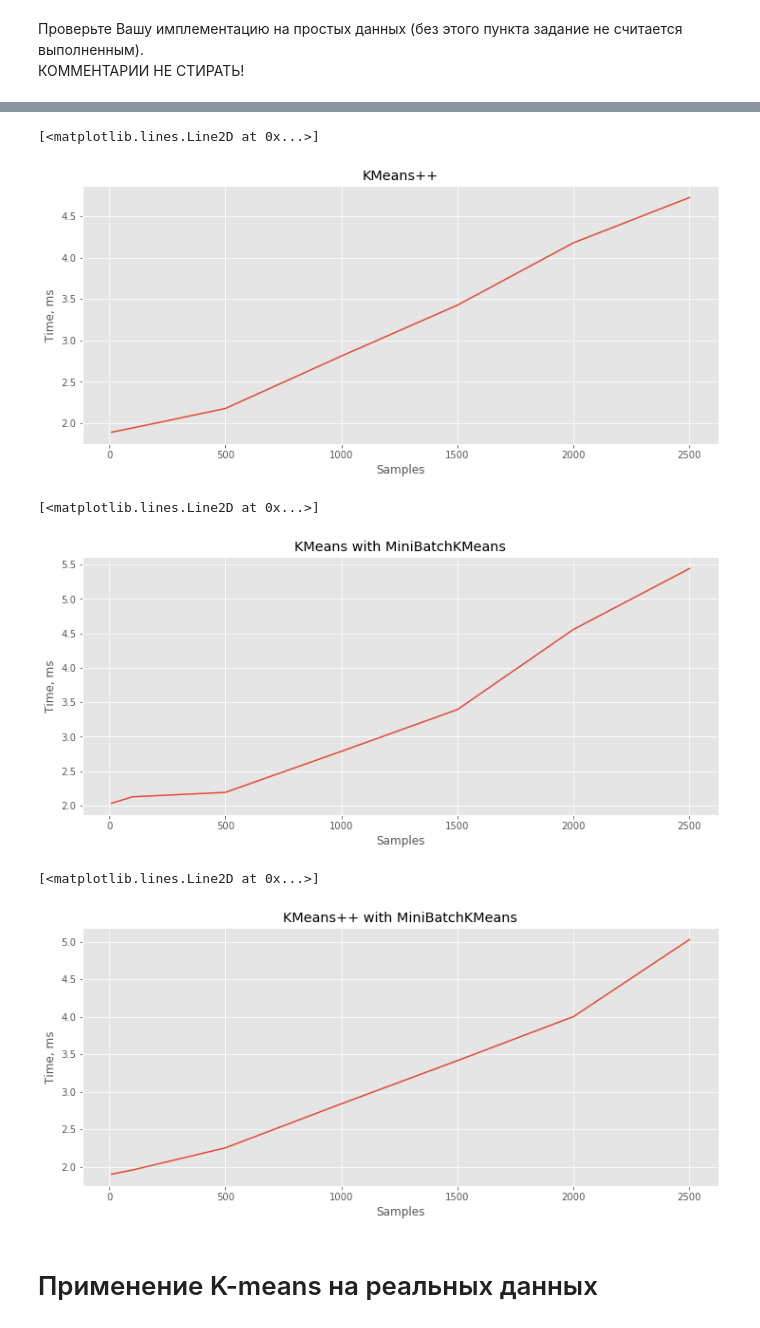
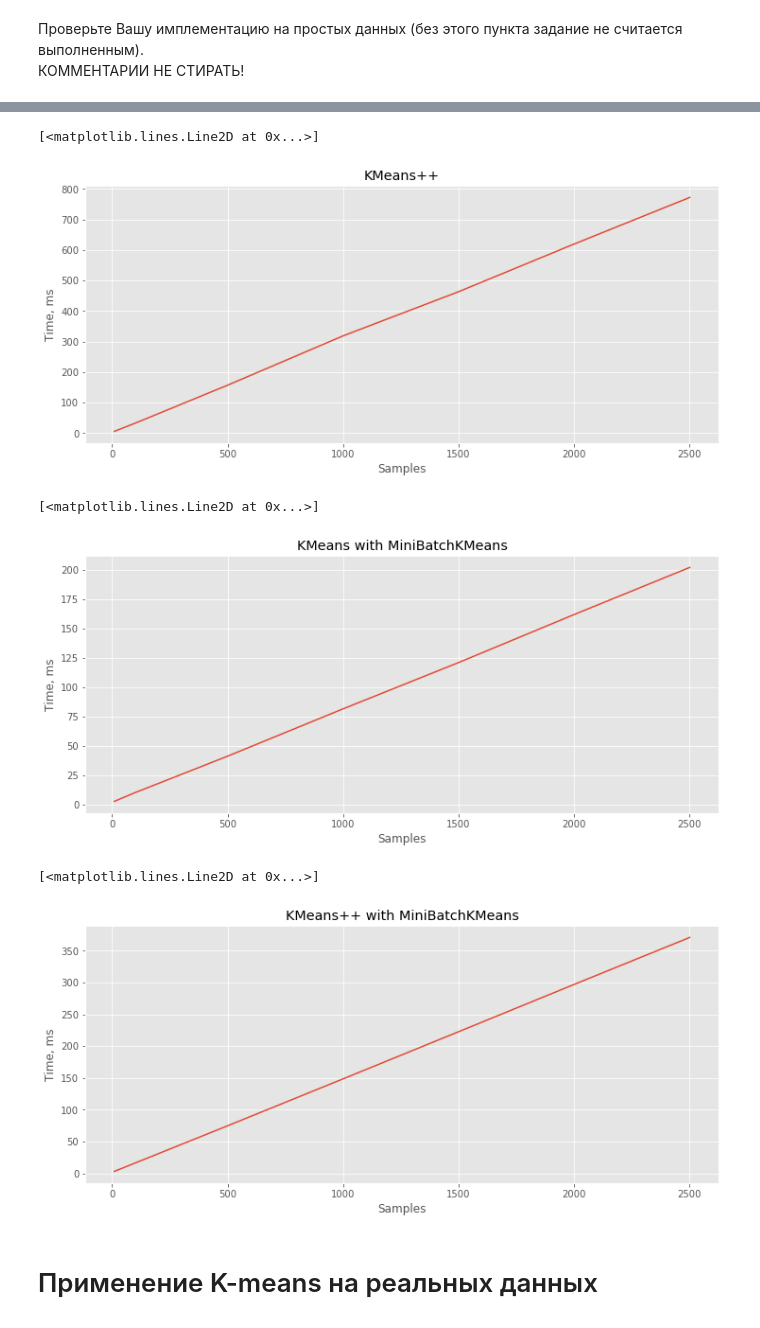
Before and after one commit to tereshinam/BD_homework, a Jupyter notebook: kmeans/tereshina_hw1.ipynb, the cells around one changed output, grey strips where cells are left out. Saved outputs shown, nothing was run; the diff lists cells and outputs as text; code cells hidden in the pictures.

Commit message:
kmeans ValueError fix, no sklearn or scipy

```diff
--- a/kmeans/tereshina_hw1.ipynb
+++ b/kmeans/tereshina_hw1.ipynb
@@ -632,13 +676,11 @@ plt.scatter(X[:, 0], X[:, 1], c = labels)
 # %%
 ## Время выполнения алгоритма KMeans
-model = Kmeans(k = 3)
+model = Kmeans(k=3, random_state=14)
 
-t = %timeit -o -q -n3 (model.fit(X, y))
 n = [10, 100, 500, 1000, 1500, 2000, 2500]
-tm = np.empty(7)
+tm = np.empty(np.size(n))
 
-model = Kmeans(k = 3)
-for i in range(0, 7):
+for i in range(0, np.size(n)):
     X, y = make_blobs(n_samples=n[i], n_features=2, centers=3, cluster_std=1,
            center_box=(-10.0, 10.0), shuffle=False, random_state=1234)
     t = %timeit -o -q -n3 (model.fit(X, y))
@@ -655,18 +697,14 @@ plt.plot(n, tm)
 # %%
 ## Время выполнения алгоритма KMeans++
+model = Kmeans(k=3, init='k-means', random_state=14)
+n = [10, 100, 500, 1000, 1500, 2000, 2500]
+tm = np.empty(np.size(n))
 
-model = Kmeans(k = 3, init = 'k-means')
-
-t = %timeit -o -q -n3 (model.fit(X, y))
-n = [10, 100, 500, 1000, 1500, 2000, 2500]
-tm = np.empty(7)
-
-model = Kmeans(k = 3)
-for i in range(0, 7):
+for i in range(0, np.size(n)):
     X, y = make_blobs(n_samples=n[i], n_features=2, centers=3, cluster_std=1,
            center_box=(-10.0, 10.0), shuffle=False, random_state=1234)
     t = %timeit -o -q -n3 (model.fit(X, y))
-    tm[i] = t.best * 1000.0
+    tm[i] = t.best*1000.0
 
 plt.xlabel('Samples')
 plt.ylabel('Time, ms')
@@ -675,22 +713,20 @@ plt.title('KMeans++')
 plt.plot(n, tm)
 # %% [output]
 [<matplotlib.lines.Line2D at 0x...>]
-[figure, old version]
+[figure, new version]
 # %%
 ## Время выполнения алгоритма KMeans с MiniBatchKMeans
 
-model = MiniBatchKMeans(k = 3, b = 10)
+model = MiniBatchKMeans(k=3, b=10, random_state=99)
 
-t = %timeit -o -q -n3 (model.fit(X, y))
 n = [10, 100, 500, 1000, 1500, 2000, 2500]
-tm = np.empty(7)
+tm = np.empty(np.size(n))
 
-model = Kmeans(k = 3)
-for i in range(0, 7):
+for i in range(0, np.size(n)):
     X, y = make_blobs(n_samples=n[i], n_features=2, centers=3, cluster_std=1,
            center_box=(-10.0, 10.0), shuffle=False, random_state=1234)
     t = %timeit -o -q -n3 (model.fit(X, y))
-    tm[i] = t.best * 1000.0
+    tm[i] = t.best*1000.0
 
 plt.xlabel('Samples')
 plt.ylabel('Time, ms')
@@ -699,32 +735,29 @@ plt.title('KMeans with MiniBatchKMeans')
 plt.plot(n, tm)
 # %% [output]
 [<matplotlib.lines.Line2D at 0x...>]
-[figure, old version]
+[figure, new version]
 # %%
 ## Время выполнения алгоритма  KMeans++ с MiniBatchKMeans
 
-model = MiniBatchKMeans(k = 3, b = 10, init = 'k-means')
-model = Kmeans(k = 3)
+model = MiniBatchKMeans(k=3, b=10, init='k-means', random_state=99)
 
-t = %timeit -o -q -n3 (model.fit(X, y))
 n = [10, 100, 500, 1000, 1500, 2000, 2500]
-tm = np.empty(7)
+tm = np.empty(np.size(n))
 
-model = Kmeans(k = 3)
-for i in range(0, 7):
+for i in range(0, np.size(n)):
     X, y = make_blobs(n_samples=n[i], n_features=2, centers=3, cluster_std=1,
            center_box=(-10.0, 10.0), shuffle=False, random_state=1234)
     t = %timeit -o -q -n3 (model.fit(X, y))
-    tm[i] = t.best * 1000.0
+    tm[i] = t.best*1000.0
 
 plt.xlabel('Samples')
 plt.ylabel('Time, ms')
 plt.title('KMeans++ with MiniBatchKMeans')
 
 plt.plot(n, tm)
 # %% [output]
 [<matplotlib.lines.Line2D at 0x...>]
-[figure, old version]
+[figure, new version]
 # %% [markdown]
 # Применение K-means на реальных данных
 # %% [markdown]
```
Also changed, not shown: parts of 19 cells of this notebook.
